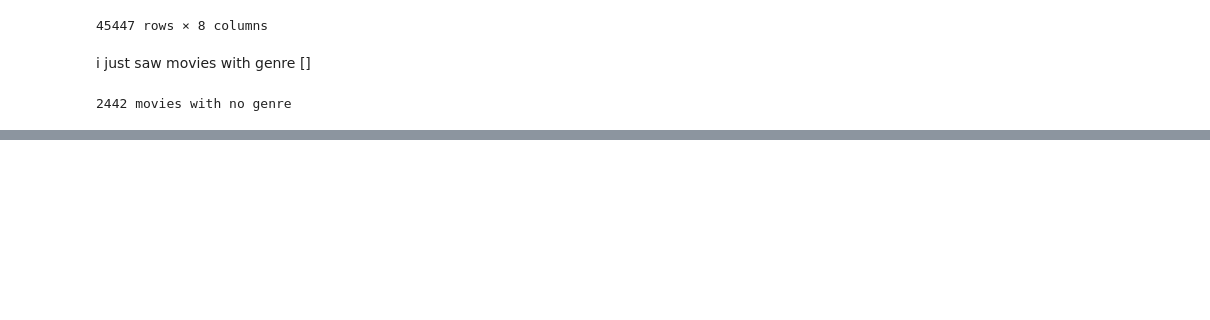
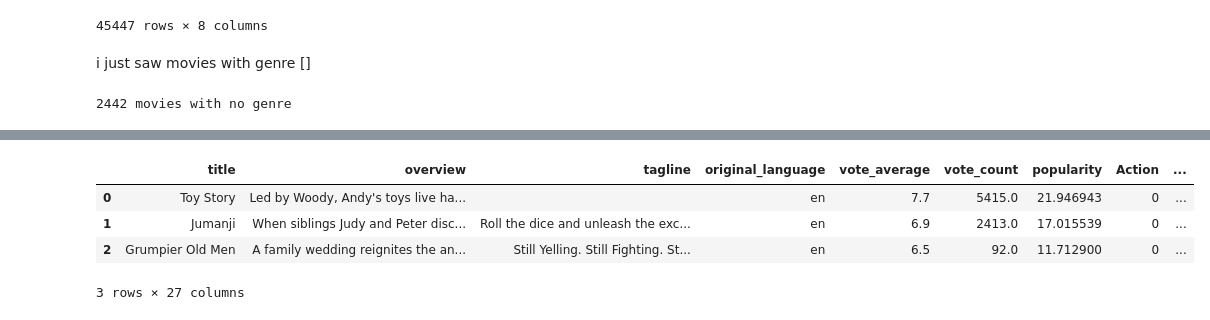
Before and after one commit to Lakshyaraj-Singh-Rao/Movie-recommendation-system, a Jupyter notebook: EDA.ipynb, the cells around one changed output, grey strips where cells are left out. Drawn from its saved outputs; the diff is of its cells as text; code cells hidden in the pictures; blank space fills up the shorter version.

```diff
--- a/EDA.ipynb
+++ b/EDA.ipynb
@@ -208,0 +239,10 @@ df = df[df['genres'].apply(len) > 0].reset_index(drop= True)
+# %%
+df = pd.concat([df.drop(columns = ['genres']), genre_df], axis=1)
+# %%
+df.head(3)
+# %% [output]
+|  | title | overview | tagline | original_language | vote_average | vote_count | popularity | Action | ... |
+| 0 | Toy Story | Led by Woody, Andy's toys live ha... |  | en | 7.7 | 5415.0 | 21.946943 | 0 | ... |
+| 1 | Jumanji | When siblings Judy and Peter disc... | Roll the dice and unleash the exc... | en | 6.9 | 2413.0 | 17.015539 | 0 | ... |
+| 2 | Grumpier Old Men | A family wedding reignites the an... | Still Yelling. Still Fighting. St... | en | 6.5 | 92.0 | 11.712900 | 0 | ... |
+3 rows × 27 columns
```
Also changed, not shown: parts of 9 cells of this notebook.
